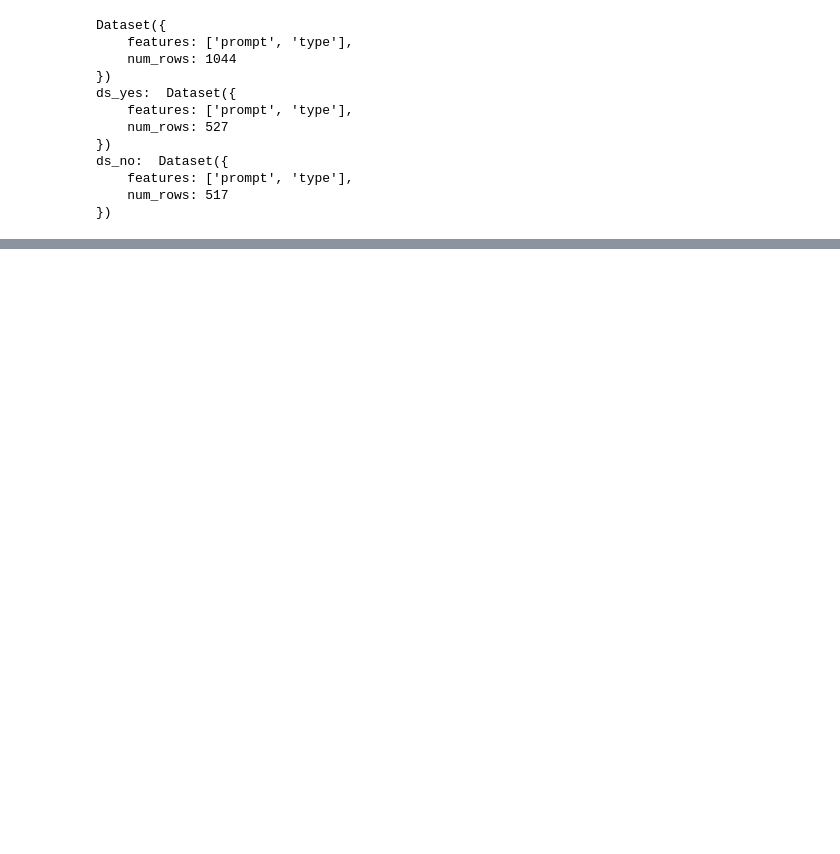
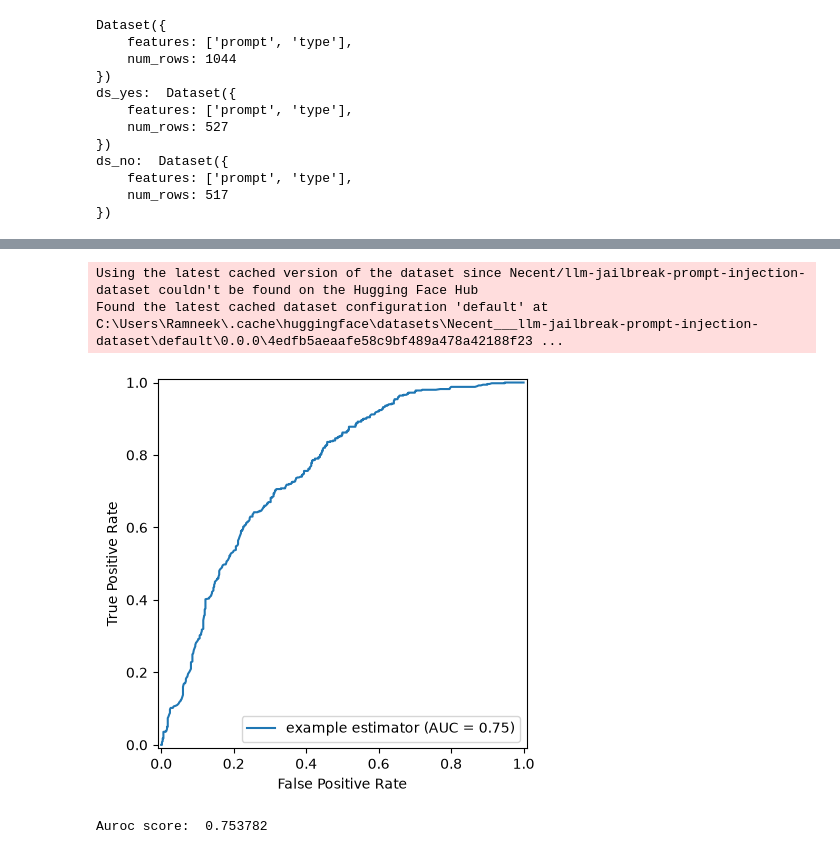
Before and after one commit to ramneekagn/SafeguardLLM, a Jupyter notebook: training/linear_probe/train_lp_jailbreak_simple.ipynb, the cells around one changed output, grey strips where cells are left out. Cells and saved outputs as stored; diff of their text form; code cells hidden in the pictures; blank space fills up the shorter version.

```diff
--- a/training/linear_probe/train_lp_jailbreak_simple.ipynb
+++ b/training/linear_probe/train_lp_jailbreak_simple.ipynb
@@ -174,0 +209,29 @@ for i in thresholds:
+# %%
+from datasets import load_dataset, concatenate_datasets
+from torch.utils.data import DataLoader
+
+ds = load_dataset("Necent/llm-jailbreak-prompt-injection-dataset")
+split_name = "train" if "train" in ds else list(ds.keys())[0]
+full_dataset = ds[split_name]
+
+pos_ds = full_dataset.filter(lambda x: x["prompt_adversarial"] == 1)
+neg_ds = full_dataset.filter(lambda x: x["prompt_adversarial"] == 0)
+pos_subset = pos_ds.shuffle(seed=40).select(range(500))
+neg_subset = neg_ds.shuffle(seed=40).select(range(500))
+balanced_ds = concatenate_datasets([pos_subset, neg_subset]).shuffle(seed=40)
+balanced_ds = balanced_ds.select_columns(["prompt", "prompt_adversarial"])
+
+test_dataloader = DataLoader(balanced_ds, batch_size=BATCH_SIZE)
+
+roc(
+    linear_probe_model=linear_probe_model,
+    layer=27,
+    data=test_dataloader,
+    prompt_col="prompt",
+    label_col="prompt_adversarial"
+)
+# %% [output]
+Using the latest cached version of the dataset since Necent/llm-jailbreak-prompt-injection-dataset couldn't be found on the Hugging Face Hub
+Found the latest cached dataset configuration 'default' at C:\Users\Ramneek\.cache\huggingface\datasets\Necent___llm-jailbreak-prompt-injection-dataset\default\0.0.0\4edfb5aeaafe58c9bf489a478a42188f23 ...
+[figure, added]
+Auroc score:  0.753782
```
Also changed, not shown: parts of 4 cells of this notebook, 1 other file.
